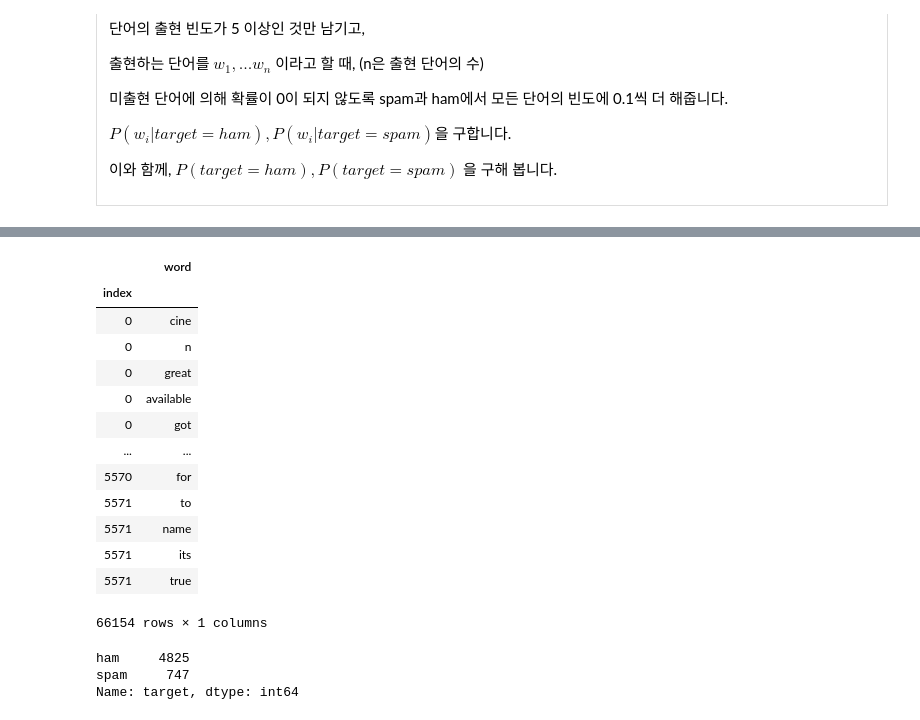
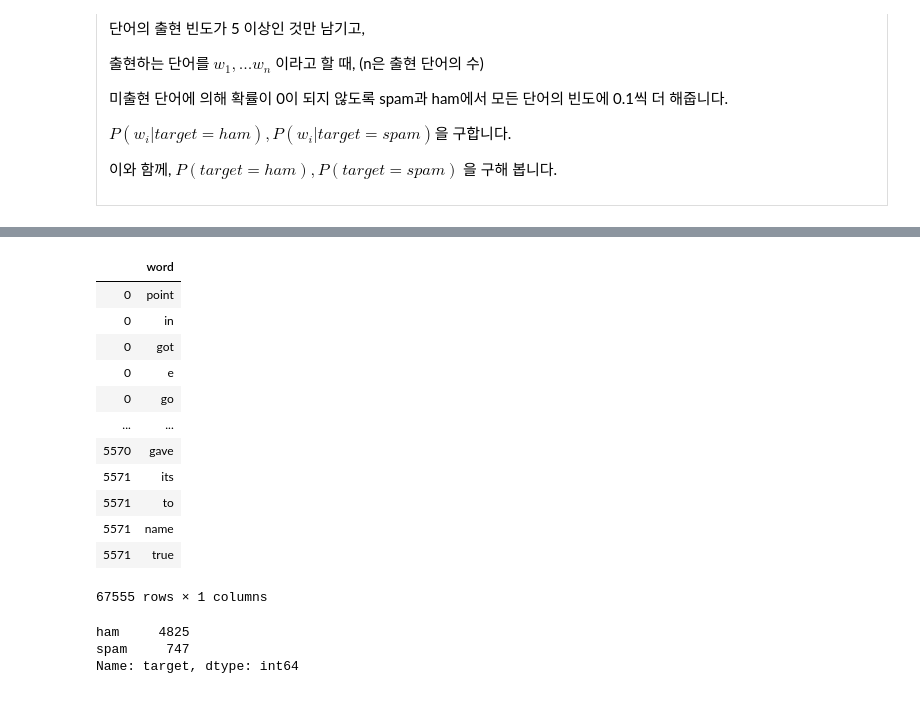
Before and after one commit to sunkusun9/DS_Lv3_elearning, a Jupyter notebook: 4-3. 나이브 베이즈, K최근접 이웃.ipynb, the cells around one changed output, grey strips where cells are left out. Drawn from its saved outputs; the diff is of its cells as text; code cells hidden in the pictures.

```diff
--- a/4-3. 나이브 베이즈, K최근접 이웃.ipynb
+++ b/4-3. 나이브 베이즈, K최근접 이웃.ipynb
@@ -158,24 +158,22 @@ Name: word, Length: 7555, dtype: int64
 # %%
 # 출현 빈도가 5개 이상인 단어만 선택합니다.
 # 동일 문서에서 중복을 제외합니다.
-df_spam_words = df_spam_words.loc[df_spam_words['word'].isin(df_word_cnt.loc[df_word_cnt >= 5].index)]\
-                            .reset_index().drop_duplicates().set_index('index', drop='True')
+df_spam_words = df_spam_words.loc[df_spam_words['word'].isin(df_word_cnt.loc[df_word_cnt >= 5].index)]
 df_spam_words
 # %% [output]
 |  | word |
-| index |  |
-| 0 | cine |
-| 0 | n |
-| 0 | great |
-| 0 | available |
+| 0 | point |
+| 0 | in |
 | 0 | got |
+| 0 | e |
+| 0 | go |
 | ... | ... |
-| 5570 | for |
+| 5570 | gave |
+| 5571 | its |
 | 5571 | to |
 | 5571 | name |
-| 5571 | its |
 | 5571 | true |
-66154 rows × 1 columns
+67555 rows × 1 columns
 # %%
 # 대상 변수의 빈도수를 구합니다.
 df_target_cnt = df_spam['target'].value_counts()
```
Also changed, not shown: parts of 7 cells of this notebook.
